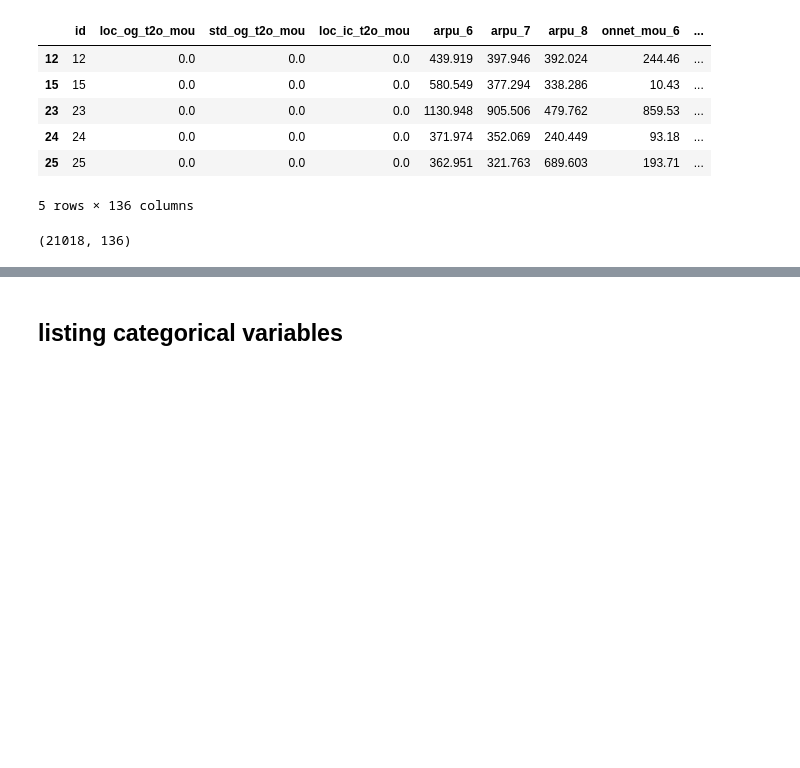
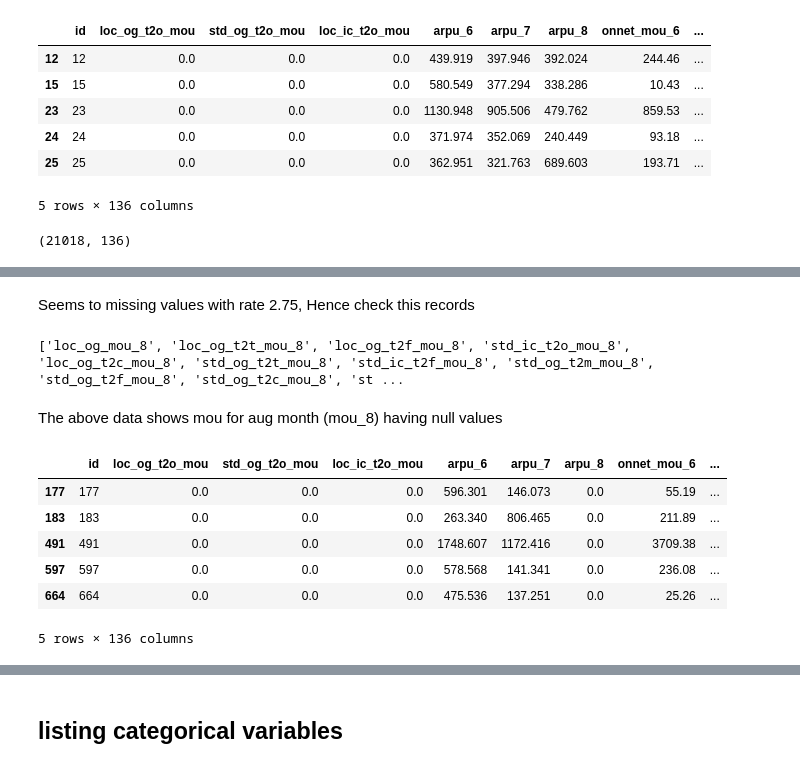
Before and after one commit to jays-26/temp-telcomchurm, a Jupyter notebook: groupv1.ipynb, the cells around one changed output, grey strips where cells are left out. Saved outputs shown, nothing was run; the diff lists cells and outputs as text; code cells hidden in the pictures; blank space fills up the shorter version.

Commit message:
fixed missing values

```diff
--- a/groupv1.ipynb
+++ b/groupv1.ipynb
@@ -187,0 +190,4 @@ df.shape
+# %%
+# Count the rows having more than 50% missing values
+df_missing_rows_50 = df[(df.isnull().sum(axis=1)) > (len(df.columns)//2)]
+df_missing_rows_50.shape
@@ -187,0 +196,4 @@ df.shape
+# %%
+# Deleting the rows having more than 50% missing values
+df = df.drop(df_missing_rows_50.index)
+df.shape
@@ -187,0 +220,30 @@ df.shape
+# %% [markdown]
+Seems to missing values with rate 2.75, Hence check this records
+# %%
+# Listing the columns of MOU Aug(8)
+print(((df_missing_columns[df_missing_columns['null'] == 2.75]).index).to_list())
+# %% [output]
+['loc_og_mou_8', 'loc_og_t2t_mou_8', 'loc_og_t2f_mou_8', 'std_ic_t2o_mou_8', 'loc_og_t2c_mou_8', 'std_og_t2t_mou_8', 'std_ic_t2f_mou_8', 'std_og_t2m_mou_8', 'std_og_t2f_mou_8', 'std_og_t2c_mou_8', 'st ...
+# %% [markdown]
+The above data shows mou for aug month (mou_8) having null values
+# %%
+# Copying this coloumns to new dataframe and then delete from df
+
+df_null_mou_8 = df[(df['loc_og_t2m_mou_8'].isnull()) & (df['loc_ic_t2f_mou_8'].isnull()) & (df['roam_og_mou_8'].isnull()) & (df['std_ic_t2m_mou_8'].isnull()) &
+  (df['loc_og_t2t_mou_8'].isnull()) & (df['std_ic_t2t_mou_8'].isnull()) & (df['loc_og_t2f_mou_8'].isnull()) & (df['loc_ic_mou_8'].isnull()) &
+  (df['loc_og_t2c_mou_8'].isnull()) & (df['loc_og_mou_8'].isnull()) & (df['std_og_t2t_mou_8'].isnull()) & (df['roam_ic_mou_8'].isnull()) &
+  (df['loc_ic_t2m_mou_8'].isnull()) & (df['std_og_t2m_mou_8'].isnull()) & (df['loc_ic_t2t_mou_8'].isnull()) & (df['std_og_t2f_mou_8'].isnull()) &
+  (df['std_og_t2c_mou_8'].isnull()) & (df['og_others_8'].isnull()) & (df['std_og_mou_8'].isnull()) & (df['spl_og_mou_8'].isnull()) &
+  (df['std_ic_t2f_mou_8'].isnull()) & (df['isd_og_mou_8'].isnull()) & (df['std_ic_mou_8'].isnull()) & (df['offnet_mou_8'].isnull()) &
+  (df['isd_ic_mou_8'].isnull()) & (df['ic_others_8'].isnull()) & (df['std_ic_t2o_mou_8'].isnull()) & (df['onnet_mou_8'].isnull()) &
+  (df['spl_ic_mou_8'].isnull())]
+
+df_null_mou_8.head()
+# %% [output]
+|  | id | loc_og_t2o_mou | std_og_t2o_mou | loc_ic_t2o_mou | arpu_6 | arpu_7 | arpu_8 | onnet_mou_6 | ... |
+| 177 | 177 | 0.0 | 0.0 | 0.0 | 596.301 | 146.073 | 0.0 | 55.19 | ... |
+| 183 | 183 | 0.0 | 0.0 | 0.0 | 263.340 | 806.465 | 0.0 | 211.89 | ... |
+| 491 | 491 | 0.0 | 0.0 | 0.0 | 1748.607 | 1172.416 | 0.0 | 3709.38 | ... |
+| 597 | 597 | 0.0 | 0.0 | 0.0 | 578.568 | 141.341 | 0.0 | 236.08 | ... |
+| 664 | 664 | 0.0 | 0.0 | 0.0 | 475.536 | 137.251 | 0.0 | 25.26 | ... |
+5 rows × 136 columns
```
Also changed, not shown: parts of 48 cells of this notebook.
